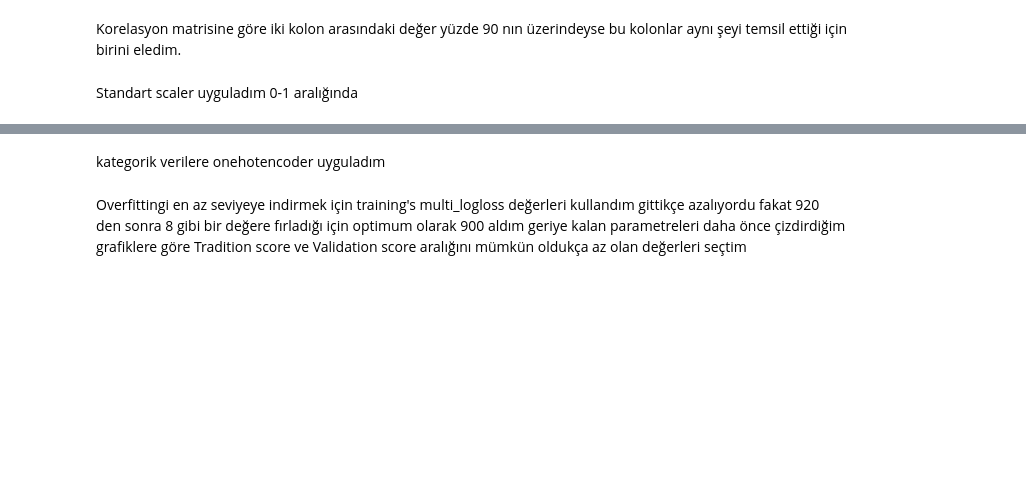
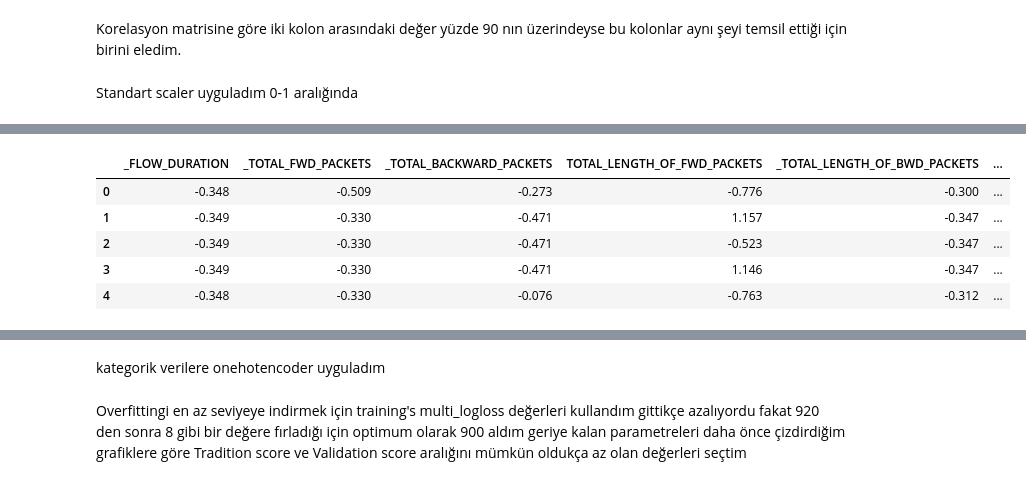
Before and after one commit to berkayberatsonmez/Anomaly_Detection, a Jupyter notebook: last_ride.ipynb, the cells around one changed output, grey strips where cells are left out. Saved outputs shown, nothing was run; the diff lists cells and outputs as text; code cells hidden in the pictures; blank space fills up the shorter version.

```diff
--- a/last_ride.ipynb
+++ b/last_ride.ipynb
@@ -465,0 +490,9 @@ df[num_cols] = scaler.fit_transform(df[num_cols])
+# %%
+df.head()
+# %% [output]
+|  | _FLOW_DURATION | _TOTAL_FWD_PACKETS | _TOTAL_BACKWARD_PACKETS | TOTAL_LENGTH_OF_FWD_PACKETS | _TOTAL_LENGTH_OF_BWD_PACKETS | ... |
+| 0 | -0.348 | -0.509 | -0.273 | -0.776 | -0.300 | ... |
+| 1 | -0.349 | -0.330 | -0.471 | 1.157 | -0.347 | ... |
+| 2 | -0.349 | -0.330 | -0.471 | -0.523 | -0.347 | ... |
+| 3 | -0.349 | -0.330 | -0.471 | 1.146 | -0.347 | ... |
+| 4 | -0.348 | -0.330 | -0.076 | -0.763 | -0.312 | ... |
```
Also changed, not shown: parts of 35 cells of this notebook.
